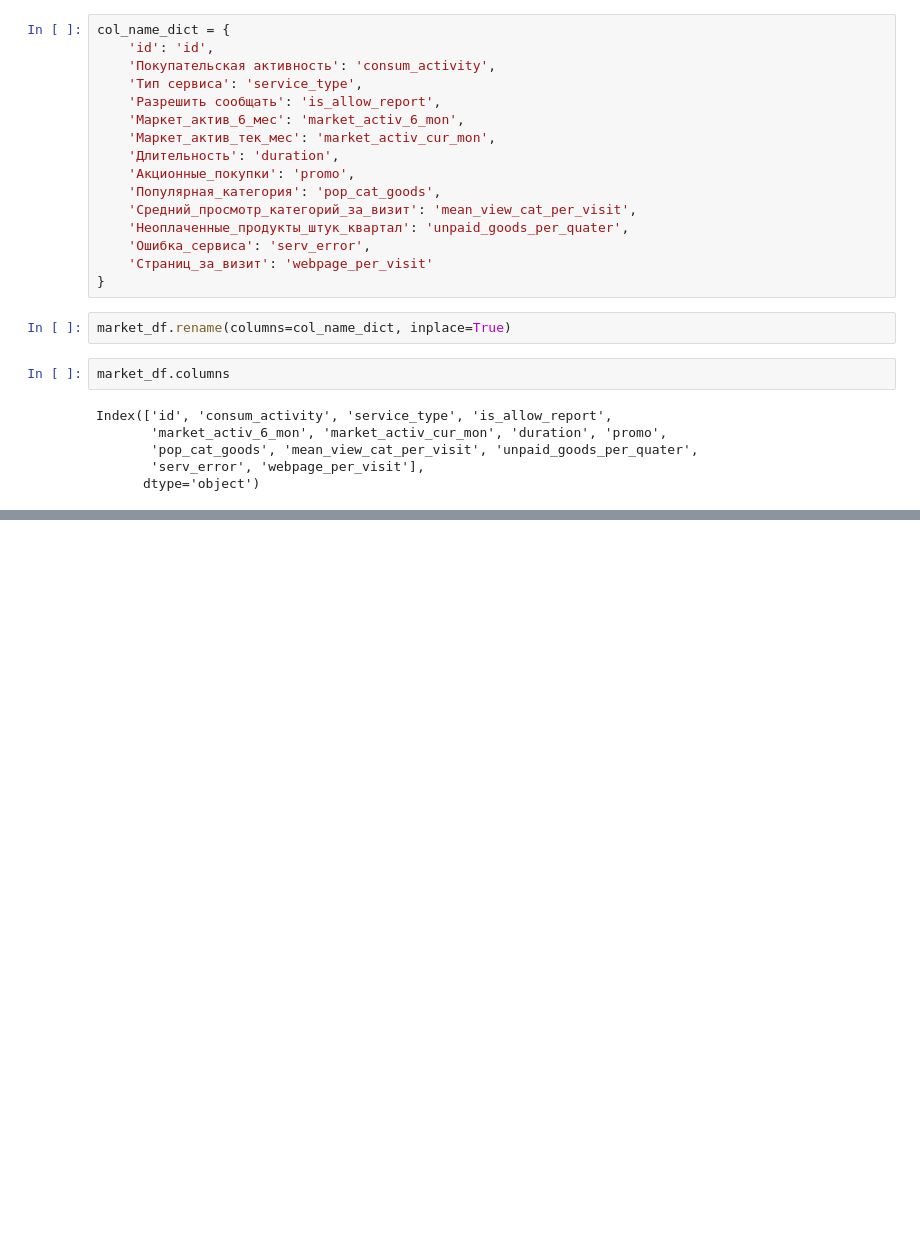
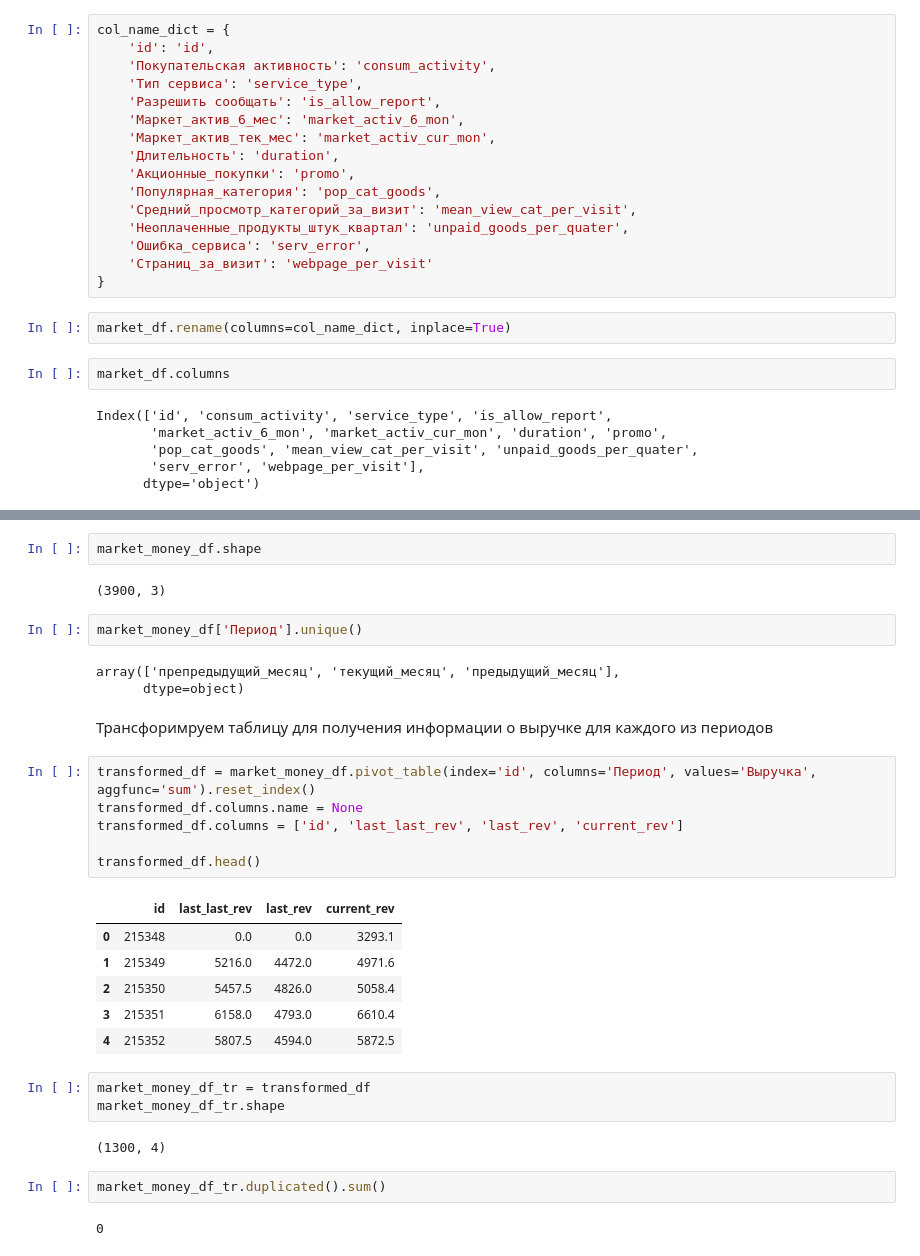
Before and after one commit to anthonypotekhin/studying, a Jupyter notebook: yandex_practicum/8_supervised_learning/sup_learn_proj.ipynb, the cells around one changed output, grey strips where cells are left out. Drawn from its saved outputs; the diff is of its cells as text; blank space fills up the shorter version.

```diff
--- a/yandex_practicum/8_supervised_learning/sup_learn_proj.ipynb
+++ b/yandex_practicum/8_supervised_learning/sup_learn_proj.ipynb
@@ -231,0 +300,33 @@ Index(['id', 'consum_activity', 'service_type', 'is_allow_report',
+# %%
+market_money_df.shape
+# %% [output]
+(3900, 3)
+# %%
+market_money_df['Период'].unique()
+# %% [output]
+array(['препредыдущий_месяц', 'текущий_месяц', 'предыдущий_месяц'],
+      dtype=object)
+# %% [markdown]
+Трансфоримруем таблицу для получения информации о выручке для каждого из периодов
+# %%
+transformed_df = market_money_df.pivot_table(index='id', columns='Период', values='Выручка', aggfunc='sum').reset_index()
+transformed_df.columns.name = None
+transformed_df.columns = ['id', 'last_last_rev', 'last_rev', 'current_rev']
+
+transformed_df.head()
+# %% [output]
+|  | id | last_last_rev | last_rev | current_rev |
+| 0 | 215348 | 0.0 | 0.0 | 3293.1 |
+| 1 | 215349 | 5216.0 | 4472.0 | 4971.6 |
+| 2 | 215350 | 5457.5 | 4826.0 | 5058.4 |
+| 3 | 215351 | 6158.0 | 4793.0 | 6610.4 |
+| 4 | 215352 | 5807.5 | 4594.0 | 5872.5 |
+# %%
+market_money_df_tr = transformed_df
+market_money_df_tr.shape
+# %% [output]
+(1300, 4)
+# %%
+market_money_df_tr.duplicated().sum()
+# %% [output]
+0
```
Also changed, not shown: parts of 31 cells of this notebook.
